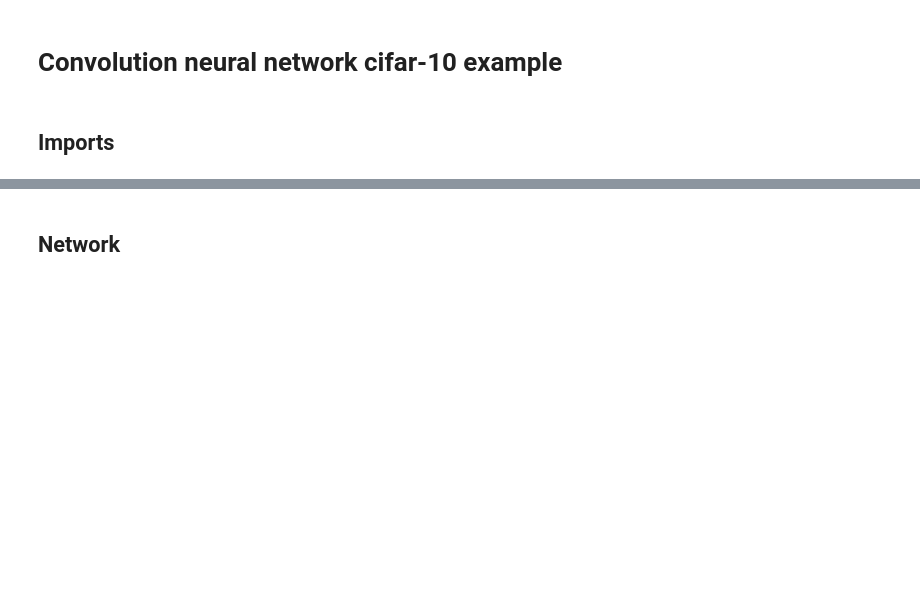
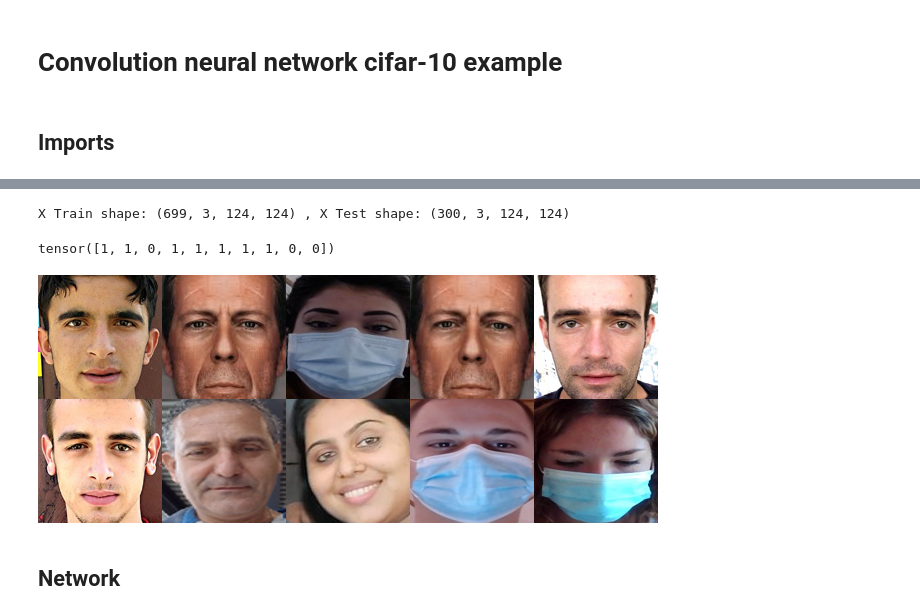
Before and after one commit to visiont3lab/deep-learning-course, a Jupyter notebook: colab/ConvolutionClassifier.ipynb, the cells around one changed output, grey strips where cells are left out. Drawn from its saved outputs; the diff is of its cells as text; code cells hidden in the pictures; blank space fills up the shorter version.

```diff
--- a/colab/ConvolutionClassifier.ipynb
+++ b/colab/ConvolutionClassifier.ipynb
@@ -103,3 +115,58 @@ tensor([4, 7, 8, 8, 7, 3, 1, 6, 3, 1])
+# %%
+# Generate Train test folder
+folder_path = os.path.join("covid-mask-classifier","dataset")
+classes = {'mask': 0, 'no-mask': 1}
+## -----------  Read Data
+class_name =  list(classes.keys())
+num_classes = len(class_name)
+size = 124
+X = []
+Y = []
+for i in range(0,num_classes):
+    fpath = os.path.join(folder_path, class_name[i])
+    for name in os.listdir(fpath):
+        path_read_im = os.path.join(fpath, name)
+        im = np.array( Image.open(path_read_im).convert('RGB').resize((size,size)) )
+        X.append(im)
+        Y.append(i)
+C_X = np.array(X, dtype="float32").transpose(0,3,1,2)
+C_Y = np.array(Y, dtype="float32")
+C_X_train, C_X_test, C_Y_train, C_Y_test = train_test_split(C_X,C_Y,test_size=0.3,shuffle=True,random_state=2)
+print(f"X Train shape: {C_X_train.shape} , X Test shape: {C_X_test.shape}")
+# %% [output]
+X Train shape: (699, 3, 124, 124) , X Test shape: (300, 3, 124, 124)
+# %%
+data_transform = transforms.Compose([transforms.ToPILImage(),  # Tensor of Numpy array to Pillow
+                                    transforms.ToTensor(),          # Pillow to tensor [0-1]
+                            ])
+# Tensor Dataset Che converte i dati da numpy a Pytorch
+class ImageDataset(Dataset):
+    def __init__(self, x,y,transform):
+        self.transform = transform
+        self.x = torch.from_numpy(x).type(torch.float32)
+        self.y = torch.from_numpy(y).type(torch.LongTensor).reshape(-1)
+    def __getitem__(self, index):
+        x = self.x[index]
+        if self.transform:
+          x = self.transform(x)
+        y = self.y[index]
+        return x, y
+    def __len__(self):
+        return self.x.shape[0]
+
+C_train_ds = ImageDataset(C_X_train,C_Y_train,data_transform)
+C_test_ds = ImageDataset(C_X_test,C_Y_test,data_transform)
+
+C_train_dl = torch.utils.data.DataLoader(C_train_ds,batch_size=10,shuffle=True)
+for x,y in C_train_dl:
+    print(y)
+    batch_grid =torchvision.utils.make_grid(x, nrow=5, padding=0)
+    im = transforms.ToPILImage()(batch_grid*255)
+    display(im)
+    break
+# %% [output]
+tensor([1, 1, 0, 1, 1, 1, 1, 1, 0, 0])
+[figure, added]
 # %% [markdown]
 ## Network
 # %%
```
Also changed, not shown: parts of 14 cells of this notebook.
